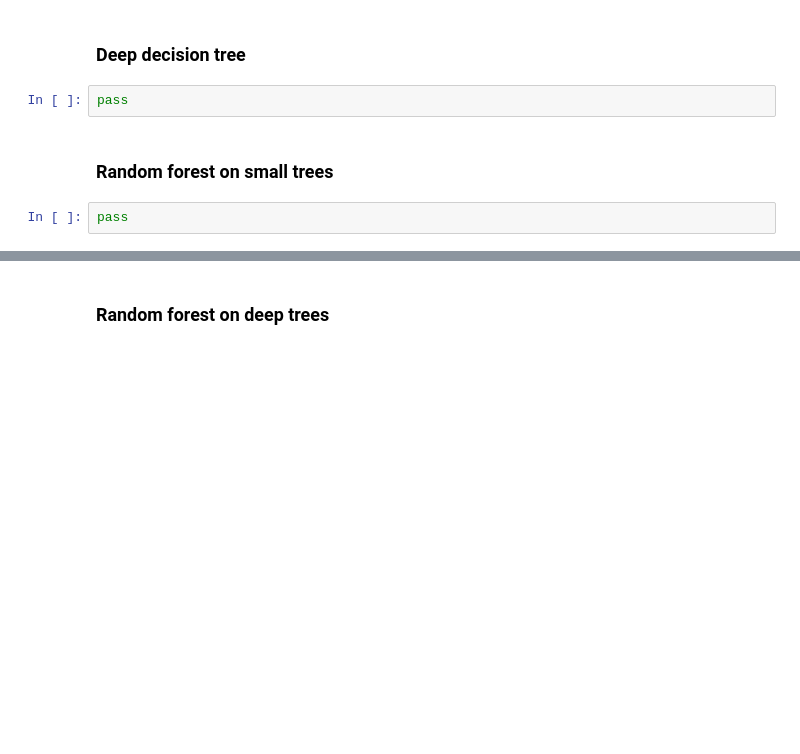
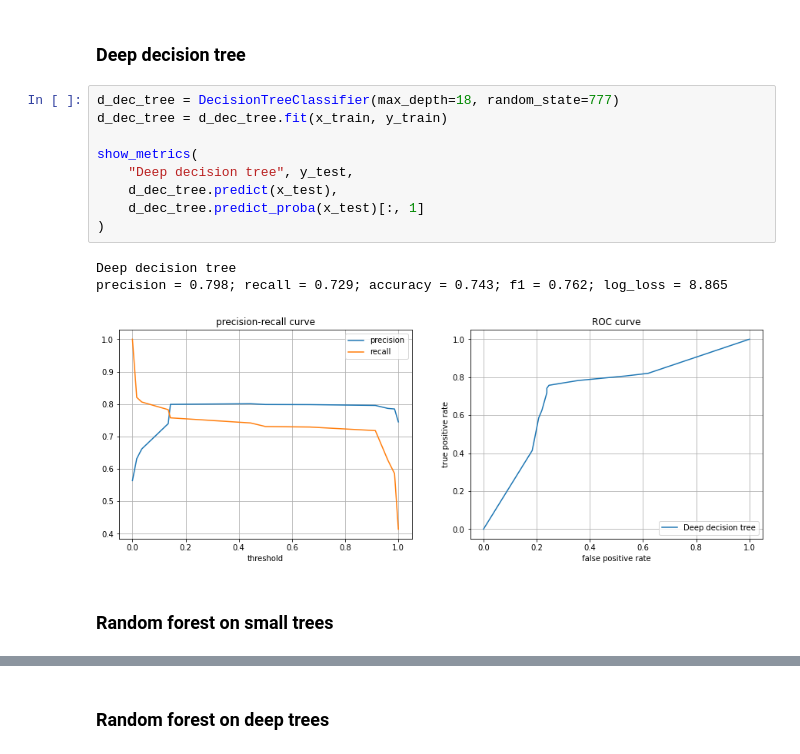
Before and after one commit to vanSultan/ml_itmo, a Jupyter notebook: lab_01/lab_01.ipynb, the cells around one changed output, grey strips where cells are left out. Cells and saved outputs as stored; diff of their text form; blank space fills up the shorter version.

```diff
--- a/lab_01/lab_01.ipynb
+++ b/lab_01/lab_01.ipynb
@@ -71,8 +78,17 @@ log_loss = 8.067
 # %% [markdown]
 ### Deep decision tree
-# %%
-pass
+# %%
+d_dec_tree = DecisionTreeClassifier(max_depth=18, random_state=777)
+d_dec_tree = d_dec_tree.fit(x_train, y_train)
+
+show_metrics(
+    "Deep decision tree", y_test,
+    d_dec_tree.predict(x_test),
+    d_dec_tree.predict_proba(x_test)[:, 1]
+)
+# %% [output]
+Deep decision tree
+precision = 0.798; recall = 0.729; accuracy = 0.743; f1 = 0.762; log_loss = 8.865
+[figure, added]
 # %% [markdown]
 ### Random forest on small trees
-# %%
-pass
```
Also changed, not shown: parts of 8 cells of this notebook.
